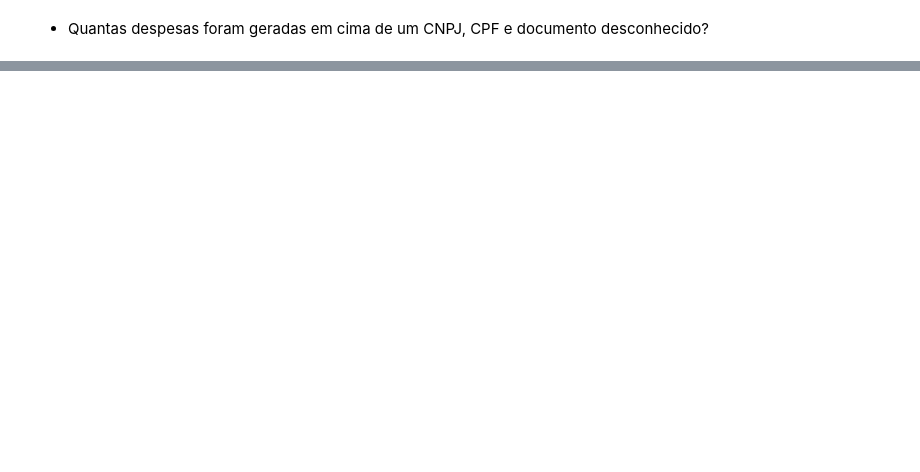
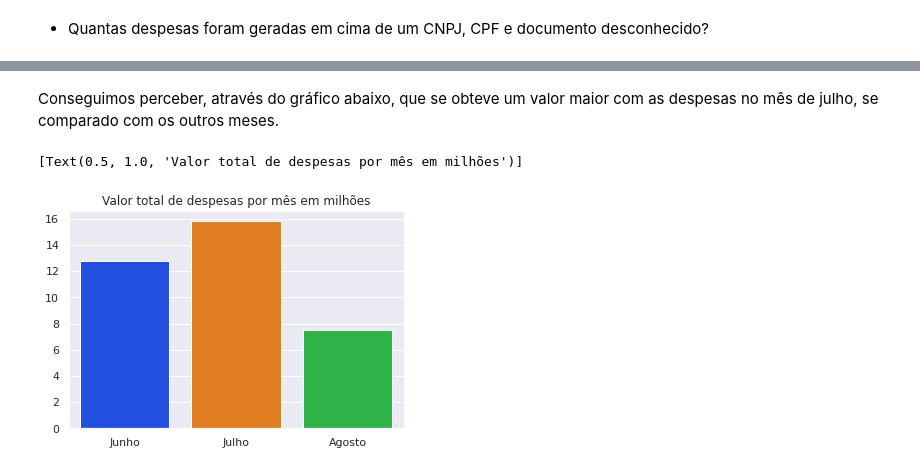
Before and after one commit to viniciusgugelmin/data-science, a Jupyter notebook: projects/base_de_despesas/notebooks/exploratory_analysis.ipynb, the cells around one changed output, grey strips where cells are left out. Drawn from its saved outputs; the diff is of its cells as text; code cells hidden in the pictures; blank space fills up the shorter version.

```diff
--- a/projects/base_de_despesas/notebooks/exploratory_analysis.ipynb
+++ b/projects/base_de_despesas/notebooks/exploratory_analysis.ipynb
@@ -158,0 +160,19 @@ DESCONHECIDO: 0.3%
+# %% [markdown]
+Conseguimos perceber, através do gráfico abaixo, que se obteve um valor maior com as despesas no mês de julho, se comparado com os outros meses.
+# %%
+df_jun = df[df['DATA'].str.contains('2022-06')]
+df_jul = df[df['DATA'].str.contains('2022-07')]
+df_aug = df[df['DATA'].str.contains('2022-08')]
+
+total_jun = df_jun['VALOR_TOTAL'].sum()
+total_jul = df_jul['VALOR_TOTAL'].sum()
+total_aug = df_aug['VALOR_TOTAL'].sum()
+
+total_jun = total_jun/1000000
+total_jul = total_jul/1000000
+total_aug = total_aug/1000000
+
+sns.barplot(x=['Junho', 'Julho', 'Agosto'], y=[total_jun, total_jul, total_aug], palette="bright").set(title='Valor total de despesas por mês em milhões')
+# %% [output]
+[Text(0.5, 1.0, 'Valor total de despesas por mês em milhões')]
+[figure, added]
```
Also changed, not shown: parts of 17 cells of this notebook.
